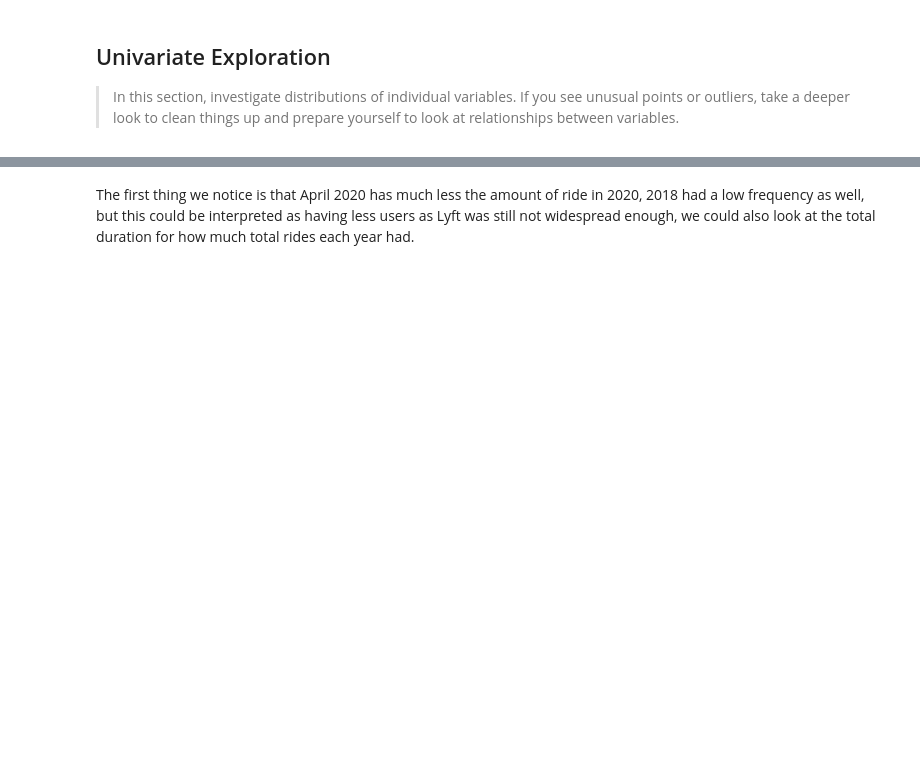
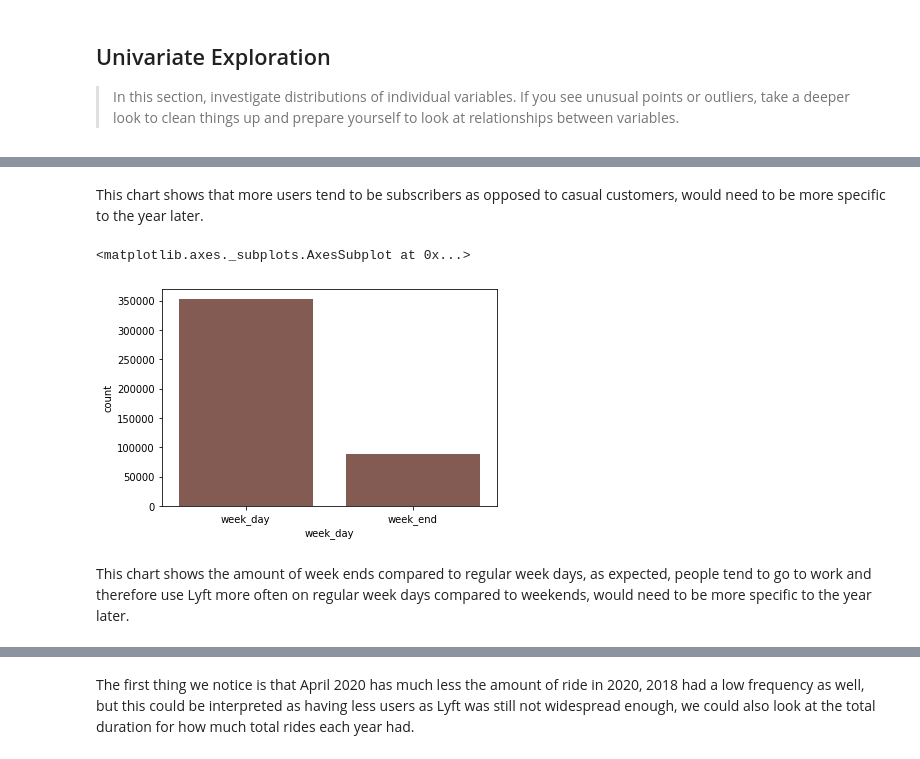
Before and after one commit to AHAMES/Udacity_data_analysis_nanodegree_investigate_projects, a Jupyter notebook: exploration_template.ipynb, the cells around one changed output, grey strips where cells are left out. Saved outputs shown, nothing was run; the diff lists cells and outputs as text; code cells hidden in the pictures; blank space fills up the shorter version.

```diff
--- a/exploration_template.ipynb
+++ b/exploration_template.ipynb
@@ -324,3 +401,13 @@ Name: duration_sec, dtype: int64
+# %% [markdown]
+This chart shows that more users tend to be subscribers as opposed to casual customers, would need to be more specific to the year later.
+# %%
+base_color = sb.color_palette()[5]
+sb.countplot(data = df_final, x = 'week_day',color=base_color)
+# %% [output]
+<matplotlib.axes._subplots.AxesSubplot at 0x...>
+[figure, added]
+# %% [markdown]
+This chart shows the amount of week ends compared to regular week days, as expected, people tend to go to work and therefore use Lyft more often on regular week days compared to weekends, would need to be more specific to the year later.
 # %%
 sb.countplot(data = df_final, x = 'year',color=base_color)
 # %% [output]
```
Also changed, not shown: parts of 42 cells of this notebook.
